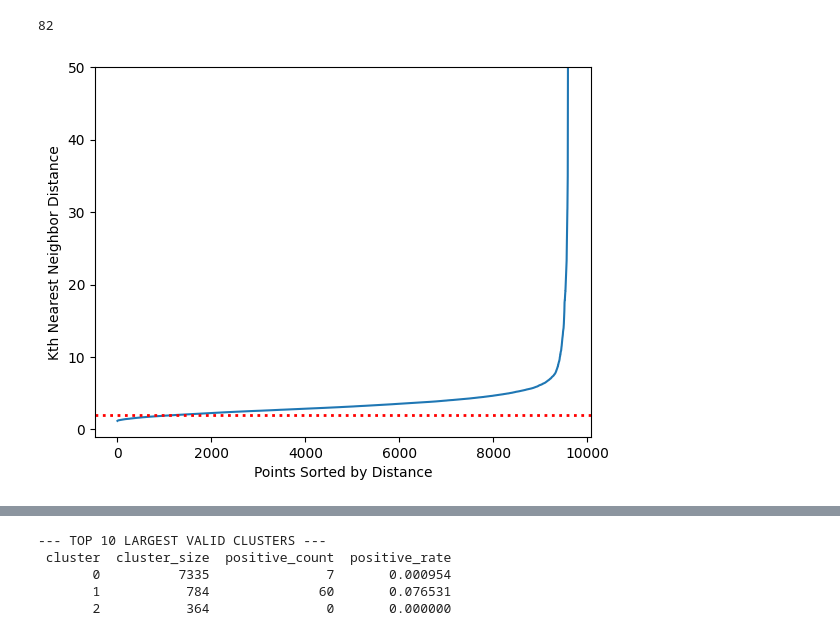
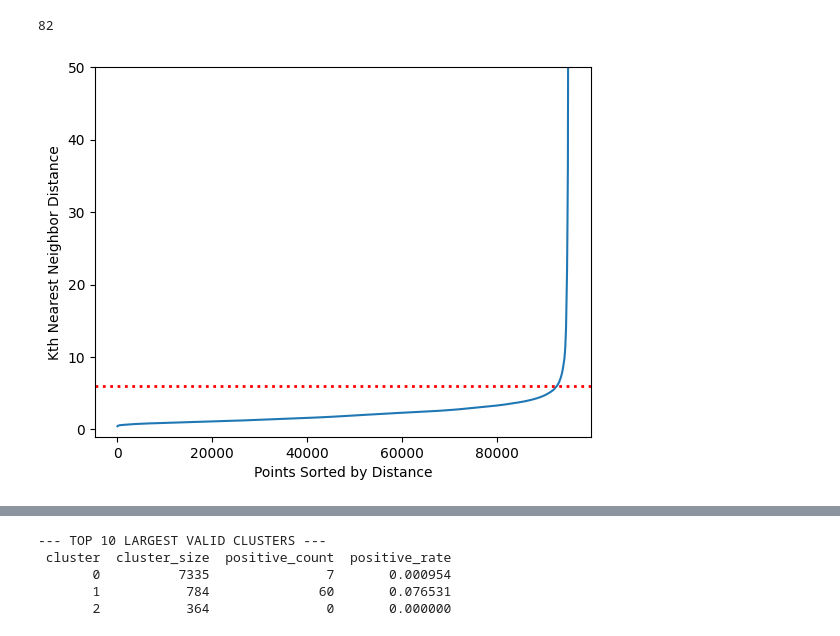
Before and after one commit to calebhadley1/DX799-capstone, a Jupyter notebook: Week11.ipynb, the cells around one changed output, grey strips where cells are left out. Drawn from its saved outputs; the diff is of its cells as text; code cells hidden in the pictures.

```diff
--- a/Week11.ipynb
+++ b/Week11.ipynb
@@ -749,7 +689,7 @@ df.dropna(inplace=True)
 X = df.drop(columns='Fraud')
 y = df['Fraud']
 print("Original dataset shape:", Counter(y))
-rus = RandomUnderSampler(sampling_strategy=0.01, random_state=random_state)
+rus = RandomUnderSampler(sampling_strategy=0.001, random_state=random_state)
 X_resampled, y_resampled = rus.fit_resample(X, y)
 
 print("Resampled dataset shape:", Counter(y_resampled))
@@ -771,22 +711,22 @@ min_samples
 # %%
 # 1. Set k to your min_samples value
 k = min_samples
 
 # 2. Fit Nearest Neighbors
 neighbors = NearestNeighbors(n_neighbors=k)
 neighbors.fit(X_scaled)
 distances, _ = neighbors.kneighbors(X_scaled)
 
 # 3. Sort distances by the k-th neighbor column (index k-1)
 sorted_distances = np.sort(distances[:, k-1])
 
 # 4. Plot to find the Epsilon elbow
 plt.plot(sorted_distances)
 plt.ylabel("Kth Nearest Neighbor Distance")
 plt.xlabel("Points Sorted by Distance")
 plt.ylim(bottom=-1, top=50)
-plt.axhline(y=2, linestyle=':', color='red', linewidth=2)
+plt.axhline(y=6, linestyle=':', color='red', linewidth=2)
 None
 # %% [output]
-[figure, old version]
+[figure, new version]
 # %%
```
Also changed, not shown: parts of 40 cells of this notebook, 1 other file.
